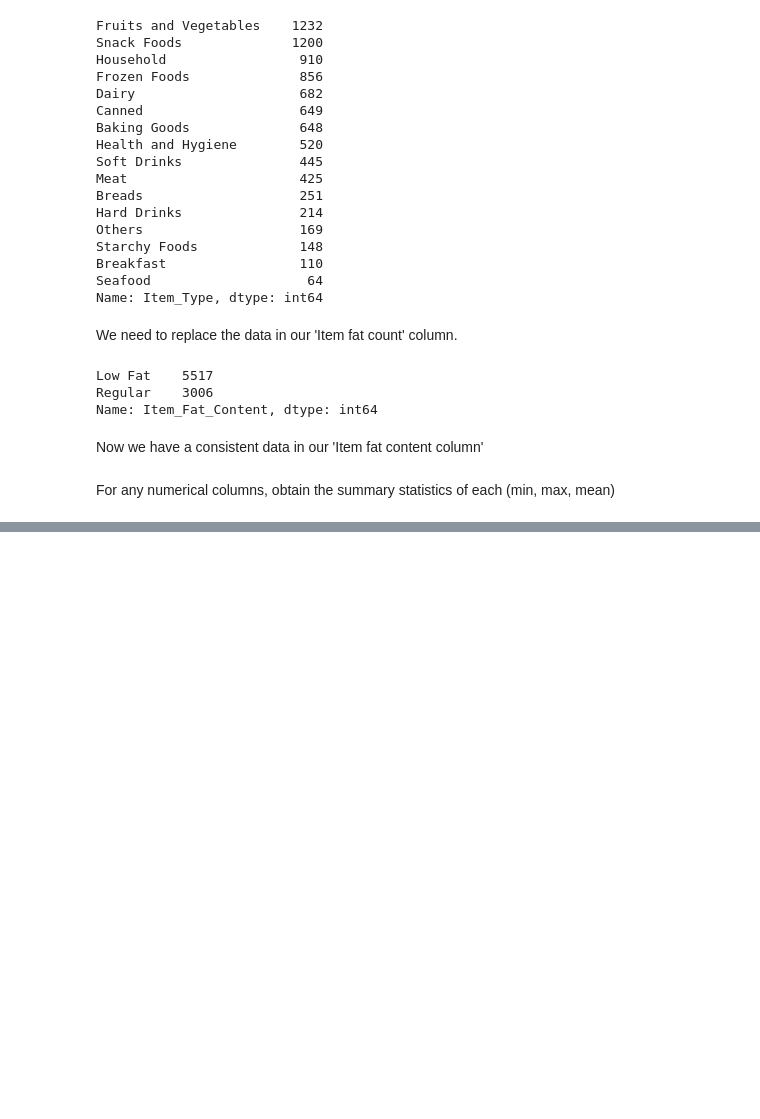
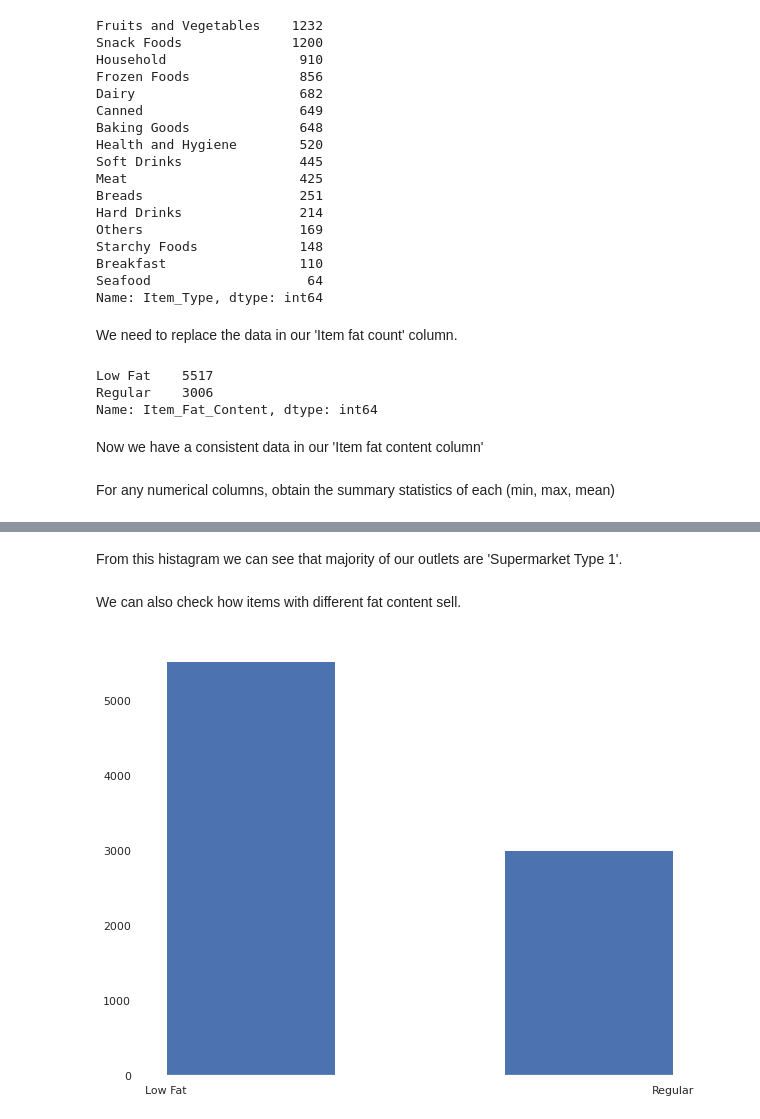
Before and after one commit to antondremak91/sales-predictions, a Jupyter notebook: sales_predictions.ipynb, the cells around one changed output, grey strips where cells are left out. Cells and saved outputs as stored; diff of their text form; code cells hidden in the pictures; blank space fills up the shorter version.

```diff
--- a/sales_predictions.ipynb
+++ b/sales_predictions.ipynb
@@ -178,0 +224,8 @@ For any numerical columns, obtain the summary statistics of each (min, max, mean
+# %% [markdown]
+From this histagram we can see that majority of our outlets are 'Supermarket Type 1'.
+# %% [markdown]
+We can also check how items with different fat content sell.
+# %%
+sales_data['Item_Fat_Content'].hist(bins = 3);
+# %% [output]
+[figure, added]
```
Also changed, not shown: parts of 31 cells of this notebook.
